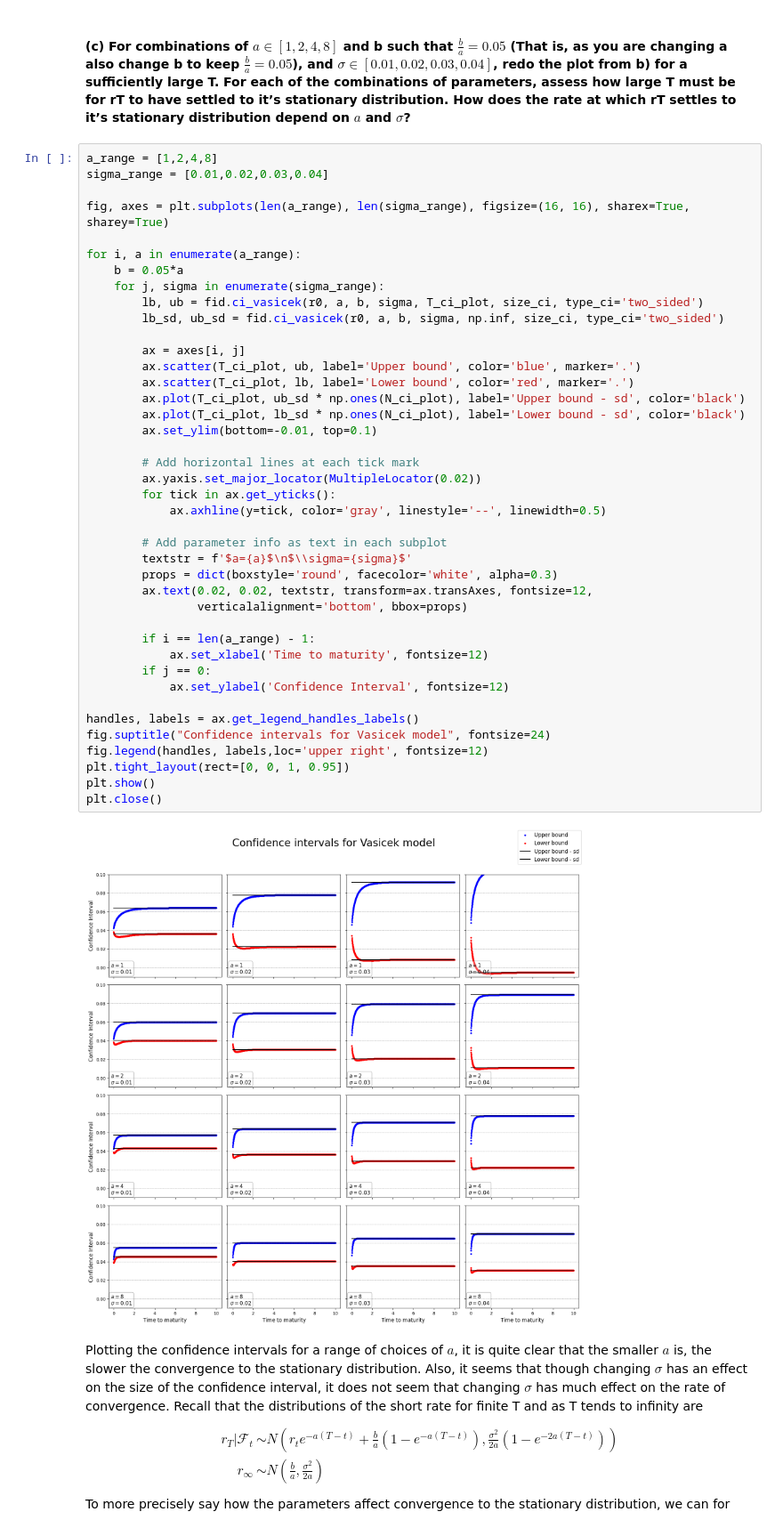
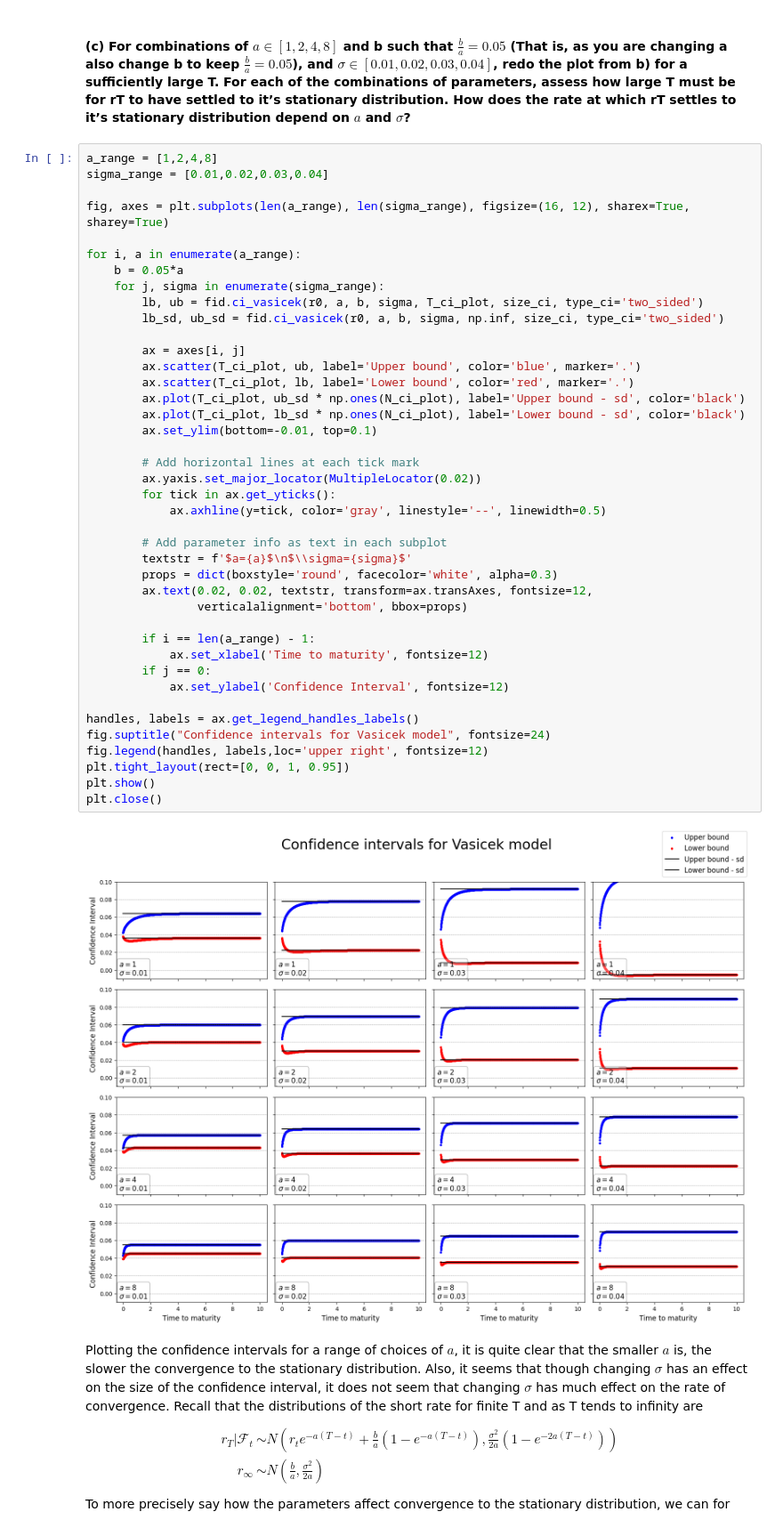
Before and after one commit to johanoelgaard/FixedIncome, a Jupyter notebook: Problem Set 4/ps4.ipynb, the cells around one changed output. Shown at 89% size. Drawn from its saved outputs; the diff is of its cells as text.

```diff
--- a/Problem Set 4/ps4.ipynb
+++ b/Problem Set 4/ps4.ipynb
@@ -69,7 +67,7 @@ plt.close()
 a_range = [1,2,4,8]
 sigma_range = [0.01,0.02,0.03,0.04]
 
-fig, axes = plt.subplots(len(a_range), len(sigma_range), figsize=(16, 16), sharex=True, sharey=True)
+fig, axes = plt.subplots(len(a_range), len(sigma_range), figsize=(16, 12), sharex=True, sharey=True)
 
 for i, a in enumerate(a_range):
     b = 0.05*a
@@ -80,34 +78,34 @@ for i, a in enumerate(a_range):
         ax = axes[i, j]
         ax.scatter(T_ci_plot, ub, label='Upper bound', color='blue', marker='.')
         ax.scatter(T_ci_plot, lb, label='Lower bound', color='red', marker='.')
         ax.plot(T_ci_plot, ub_sd * np.ones(N_ci_plot), label='Upper bound - sd', color='black')
         ax.plot(T_ci_plot, lb_sd * np.ones(N_ci_plot), label='Lower bound - sd', color='black')
         ax.set_ylim(bottom=-0.01, top=0.1)
 
         # Add horizontal lines at each tick mark
         ax.yaxis.set_major_locator(MultipleLocator(0.02))
         for tick in ax.get_yticks():
             ax.axhline(y=tick, color='gray', linestyle='--', linewidth=0.5)
 
         # Add parameter info as text in each subplot
         textstr = f'$a={a}$\n$\\sigma={sigma}$'
         props = dict(boxstyle='round', facecolor='white', alpha=0.3)
         ax.text(0.02, 0.02, textstr, transform=ax.transAxes, fontsize=12,
                 verticalalignment='bottom', bbox=props)
 
         if i == len(a_range) - 1:
             ax.set_xlabel('Time to maturity', fontsize=12)
         if j == 0:
             ax.set_ylabel('Confidence Interval', fontsize=12)
 
 handles, labels = ax.get_legend_handles_labels()
 fig.suptitle("Confidence intervals for Vasicek model", fontsize=24)
 fig.legend(handles, labels,loc='upper right', fontsize=12)
 plt.tight_layout(rect=[0, 0, 1, 0.95])
 plt.show()
 plt.close()
 # %% [output]
-[figure, old version]
+[figure, new version]
 # %% [markdown]
 Plotting the confidence intervals for a range of choices of $a$, it is quite clear that the smaller $a$ is, the slower the convergence to the stationary distribution. Also, it seems that though changing $\sigma$ has an effect on the size of the confidence interval, it does not seem that changing $\sigma$ has much effect on the rate of convergence. Recall that the distributions of the short rate for finite T and as T tends to infinity are
 \begin{align*}
```
Also changed, not shown: parts of 30 cells of this notebook.
